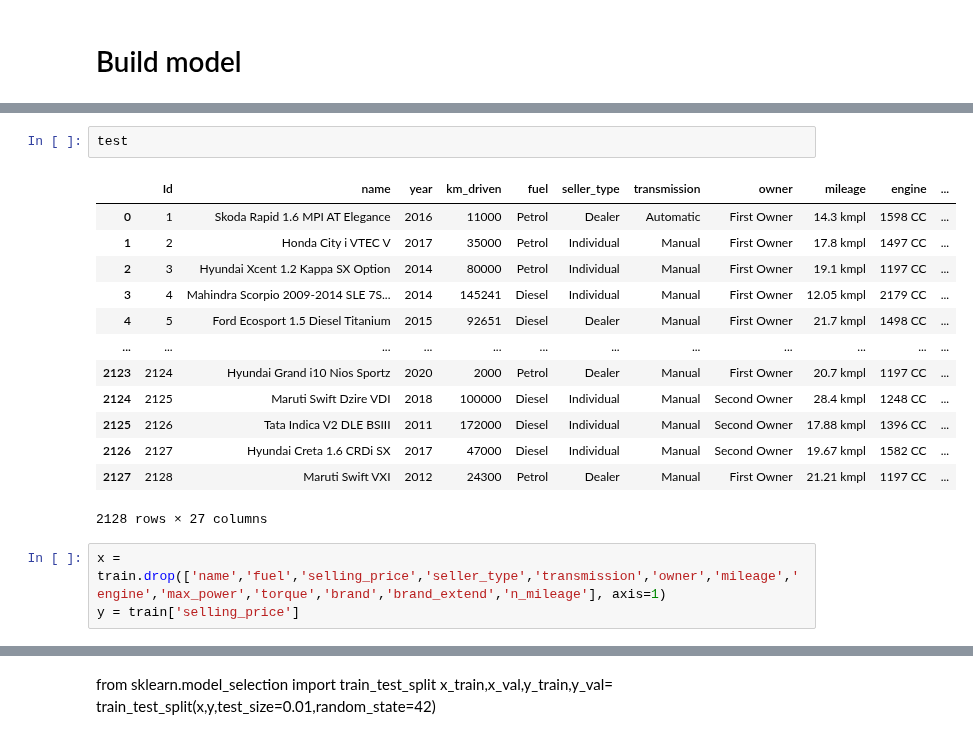
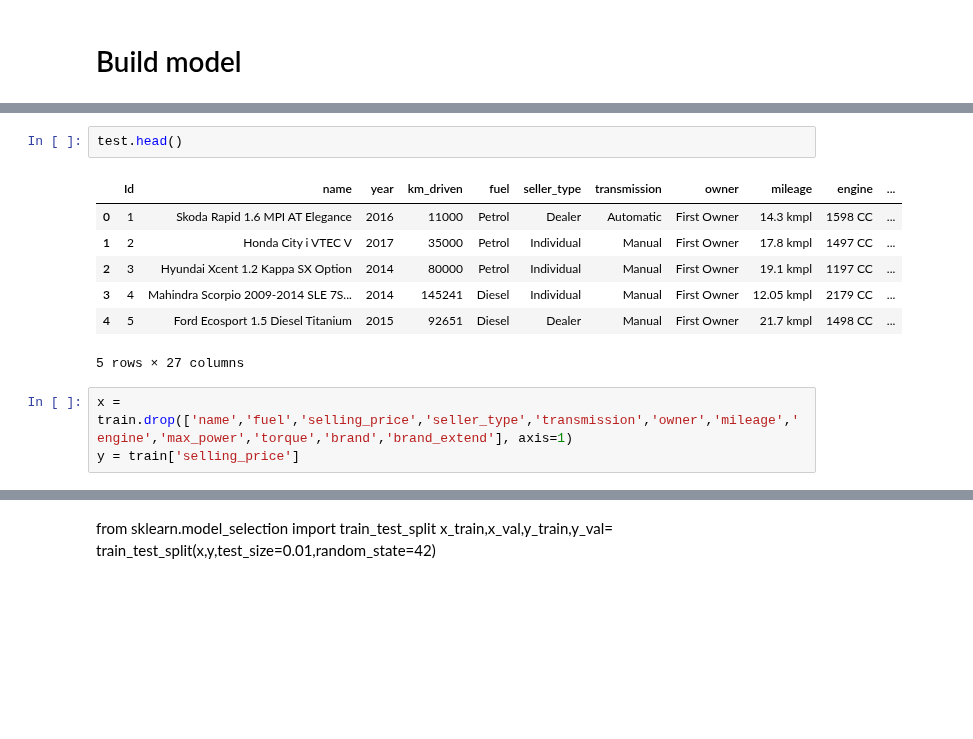
Before and after one commit to khoa2181/DataPreparation, a Jupyter notebook: Tran Minh Khoa_Final Data Preparation.ipynb, the cells around one changed output, grey strips where cells are left out. Saved outputs shown, nothing was run; the diff lists cells and outputs as text; blank space fills up the shorter version.

```diff
--- a/Tran Minh Khoa_Final Data Preparation.ipynb
+++ b/Tran Minh Khoa_Final Data Preparation.ipynb
@@ -152,21 +136,15 @@ train
 # %%
-test
+test.head()
 # %% [output]
 |  | Id | name | year | km_driven | fuel | seller_type | transmission | owner | mileage | engine | ... |
 | 0 | 1 | Skoda Rapid 1.6 MPI AT Elegance | 2016 | 11000 | Petrol | Dealer | Automatic | First Owner | 14.3 kmpl | 1598 CC | ... |
 | 1 | 2 | Honda City i VTEC V | 2017 | 35000 | Petrol | Individual | Manual | First Owner | 17.8 kmpl | 1497 CC | ... |
 | 2 | 3 | Hyundai Xcent 1.2 Kappa SX Option | 2014 | 80000 | Petrol | Individual | Manual | First Owner | 19.1 kmpl | 1197 CC | ... |
 | 3 | 4 | Mahindra Scorpio 2009-2014 SLE 7S... | 2014 | 145241 | Diesel | Individual | Manual | First Owner | 12.05 kmpl | 2179 CC | ... |
 | 4 | 5 | Ford Ecosport 1.5 Diesel Titanium | 2015 | 92651 | Diesel | Dealer | Manual | First Owner | 21.7 kmpl | 1498 CC | ... |
-| ... | ... | ... | ... | ... | ... | ... | ... | ... | ... | ... | ... |
-| 2123 | 2124 | Hyundai Grand i10 Nios Sportz | 2020 | 2000 | Petrol | Dealer | Manual | First Owner | 20.7 kmpl | 1197 CC | ... |
-| 2124 | 2125 | Maruti Swift Dzire VDI | 2018 | 100000 | Diesel | Individual | Manual | Second Owner | 28.4 kmpl | 1248 CC | ... |
-| 2125 | 2126 | Tata Indica V2 DLE BSIII | 2011 | 172000 | Diesel | Individual | Manual | Second Owner | 17.88 kmpl | 1396 CC | ... |
-| 2126 | 2127 | Hyundai Creta 1.6 CRDi SX | 2017 | 47000 | Diesel | Individual | Manual | Second Owner | 19.67 kmpl | 1582 CC | ... |
-| 2127 | 2128 | Maruti Swift VXI | 2012 | 24300 | Petrol | Dealer | Manual | First Owner | 21.21 kmpl | 1197 CC | ... |
-2128 rows × 27 columns
+5 rows × 27 columns
 # %%
-x = train.drop(['name','fuel','selling_price','seller_type','transmission','owner','mileage','engine','max_power','torque','brand','brand_extend','n_mileage'], axis=1)
+x = train.drop(['name','fuel','selling_price','seller_type','transmission','owner','mileage','engine','max_power','torque','brand','brand_extend'], axis=1)
 y = train['selling_price']
 # %%
 x.head()
```
Also changed, not shown: parts of 11 cells of this notebook.
